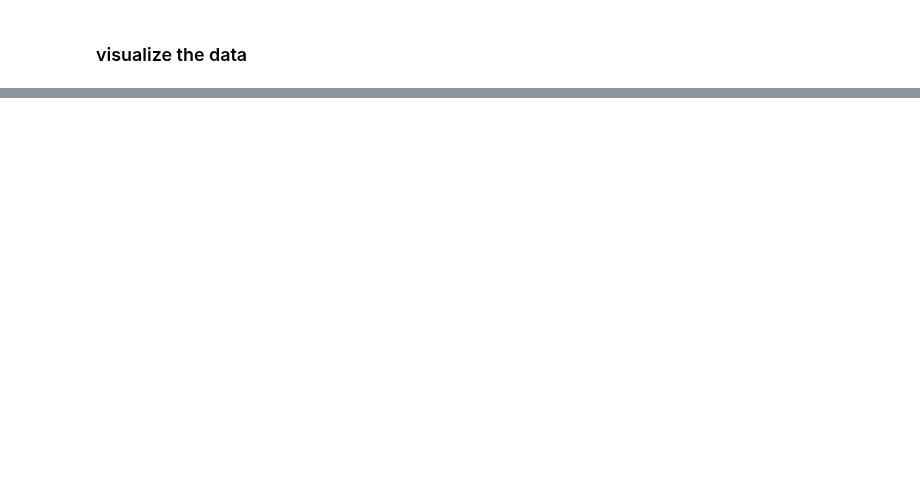
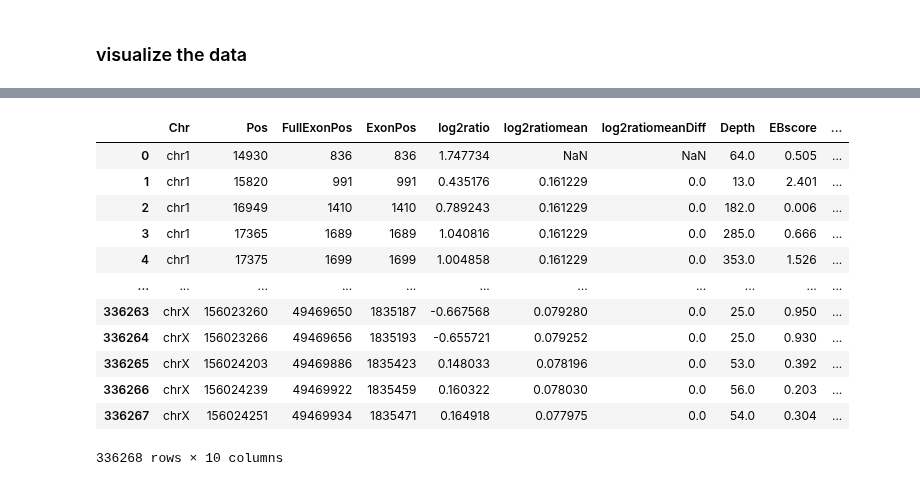
Before and after one commit to Mar111tiN/myCNV, a Jupyter notebook: nb/visualize.ipynb, the cells around one changed output, grey strips where cells are left out. Saved outputs shown, nothing was run; the diff lists cells and outputs as text; code cells hidden in the pictures; blank space fills up the shorter version.

```diff
--- a/nb/visualize.ipynb
+++ b/nb/visualize.ipynb
@@ -354,0 +326,18 @@ fig, ax, df, chrom_df = plot(snp_df.query('0.05 < VAF < 0.95'), plots=snp_plots,
+# %%
+sample = "01_A"
+snp_df = pd.read_csv(os.path.join(output_path, f'rollingCNV/{sample}.snpcov.csv'), sep='\t')
+snp_df
+# %% [output]
+|  | Chr | Pos | FullExonPos | ExonPos | log2ratio | log2ratiomean | log2ratiomeanDiff | Depth | EBscore | ... |
+| 0 | chr1 | 14930 | 836 | 836 | 1.747734 | NaN | NaN | 64.0 | 0.505 | ... |
+| 1 | chr1 | 15820 | 991 | 991 | 0.435176 | 0.161229 | 0.0 | 13.0 | 2.401 | ... |
+| 2 | chr1 | 16949 | 1410 | 1410 | 0.789243 | 0.161229 | 0.0 | 182.0 | 0.006 | ... |
+| 3 | chr1 | 17365 | 1689 | 1689 | 1.040816 | 0.161229 | 0.0 | 285.0 | 0.666 | ... |
+| 4 | chr1 | 17375 | 1699 | 1699 | 1.004858 | 0.161229 | 0.0 | 353.0 | 1.526 | ... |
+| ... | ... | ... | ... | ... | ... | ... | ... | ... | ... | ... |
+| 336263 | chrX | 156023260 | 49469650 | 1835187 | -0.667568 | 0.079280 | 0.0 | 25.0 | 0.950 | ... |
+| 336264 | chrX | 156023266 | 49469656 | 1835193 | -0.655721 | 0.079252 | 0.0 | 25.0 | 0.930 | ... |
+| 336265 | chrX | 156024203 | 49469886 | 1835423 | 0.148033 | 0.078196 | 0.0 | 53.0 | 0.392 | ... |
+| 336266 | chrX | 156024239 | 49469922 | 1835459 | 0.160322 | 0.078030 | 0.0 | 56.0 | 0.203 | ... |
+| 336267 | chrX | 156024251 | 49469934 | 1835471 | 0.164918 | 0.077975 | 0.0 | 54.0 | 0.304 | ... |
+336268 rows × 10 columns
```
Also changed, not shown: parts of 17 cells of this notebook, 3 other files.
